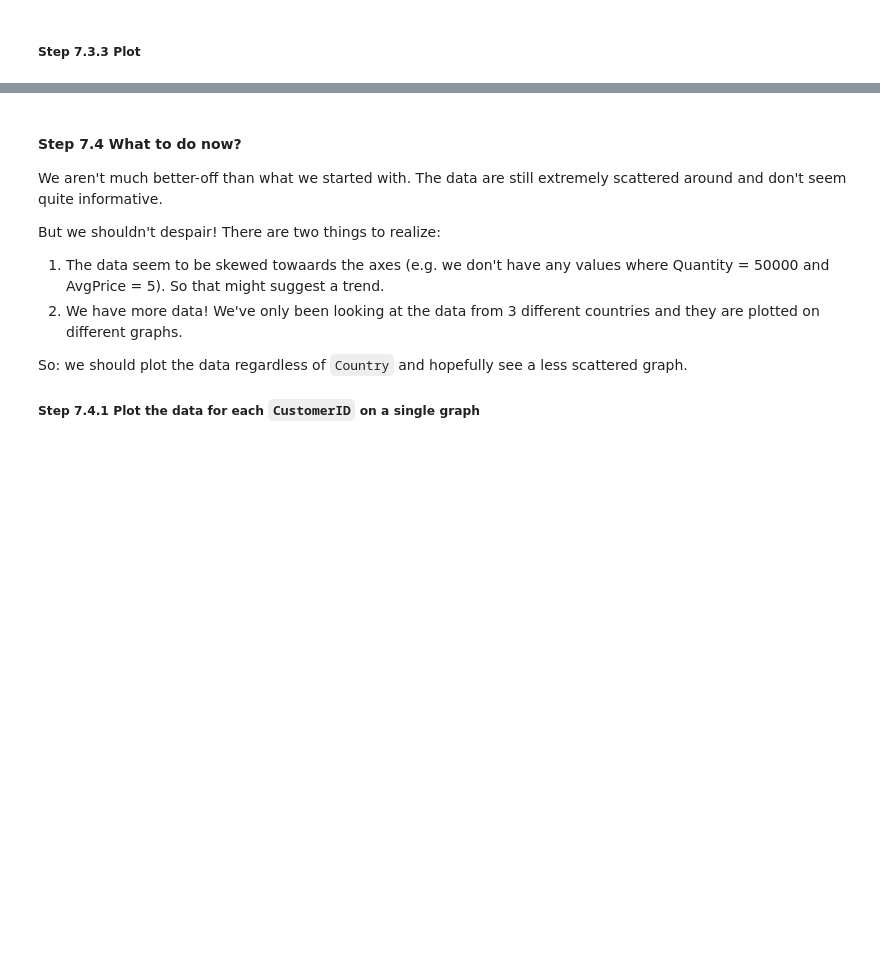
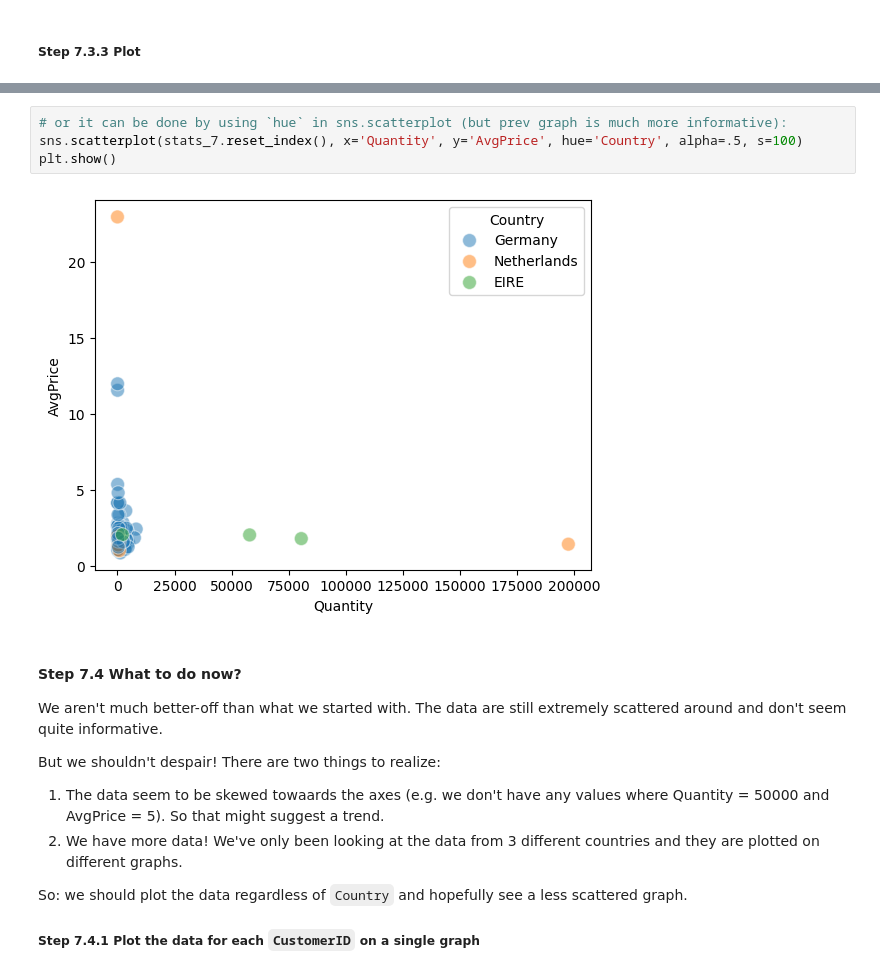
Before and after one commit to progen1tor/pandas-exercises-progress, a Jupyter notebook: 07_visualization/online_retail.ipynb, the cells around one changed output, grey strips where cells are left out. Drawn from its saved outputs; the diff is of its cells as text; blank space fills up the shorter version.

```diff
--- a/07_visualization/online_retail.ipynb
+++ b/07_visualization/online_retail.ipynb
@@ -120,3 +200,9 @@ We will use this later to figure out an average price per customer.
+# %%
+# or it can be done by using `hue` in sns.scatterplot (but prev graph is much more informative):
+sns.scatterplot(stats_7.reset_index(), x='Quantity', y='AvgPrice', hue='Country', alpha=.5, s=100)
+plt.show()
+# %% [output]
+[figure, added]
 # %% [markdown]
 #### Step 7.4 What to do now?
 We aren't much better-off than what we started with. The data are still extremely scattered around and don't seem quite informative.
```
Also changed, not shown: parts of 11 cells of this notebook.
